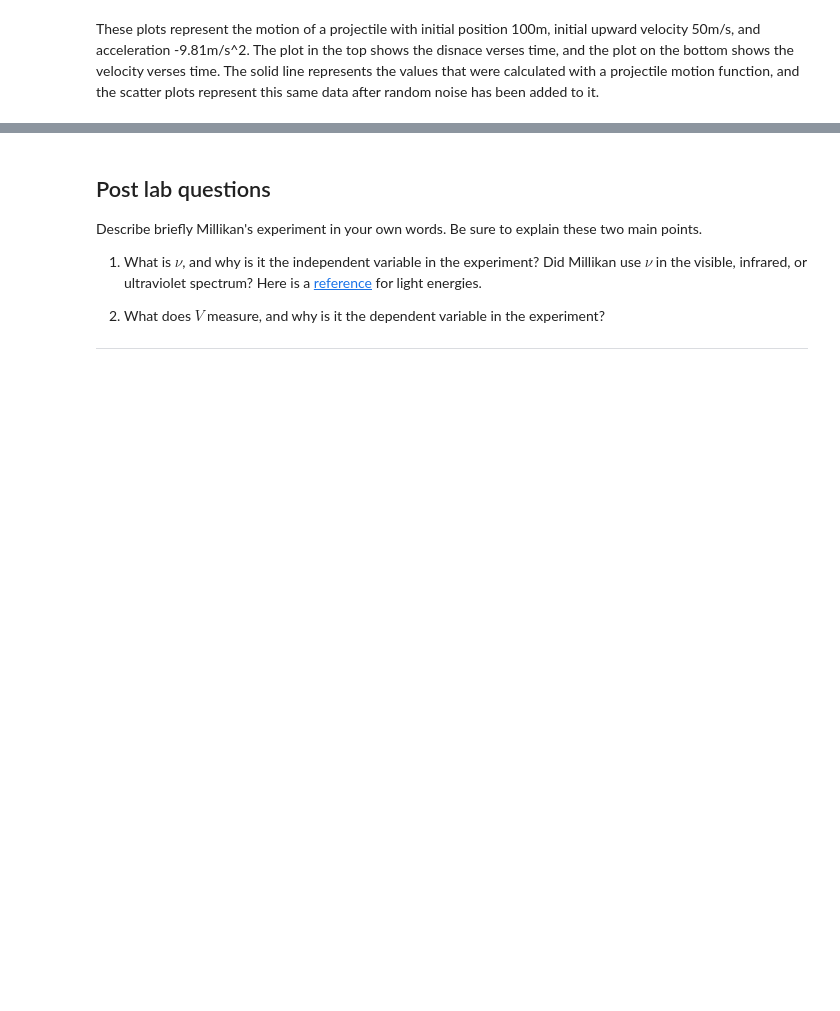
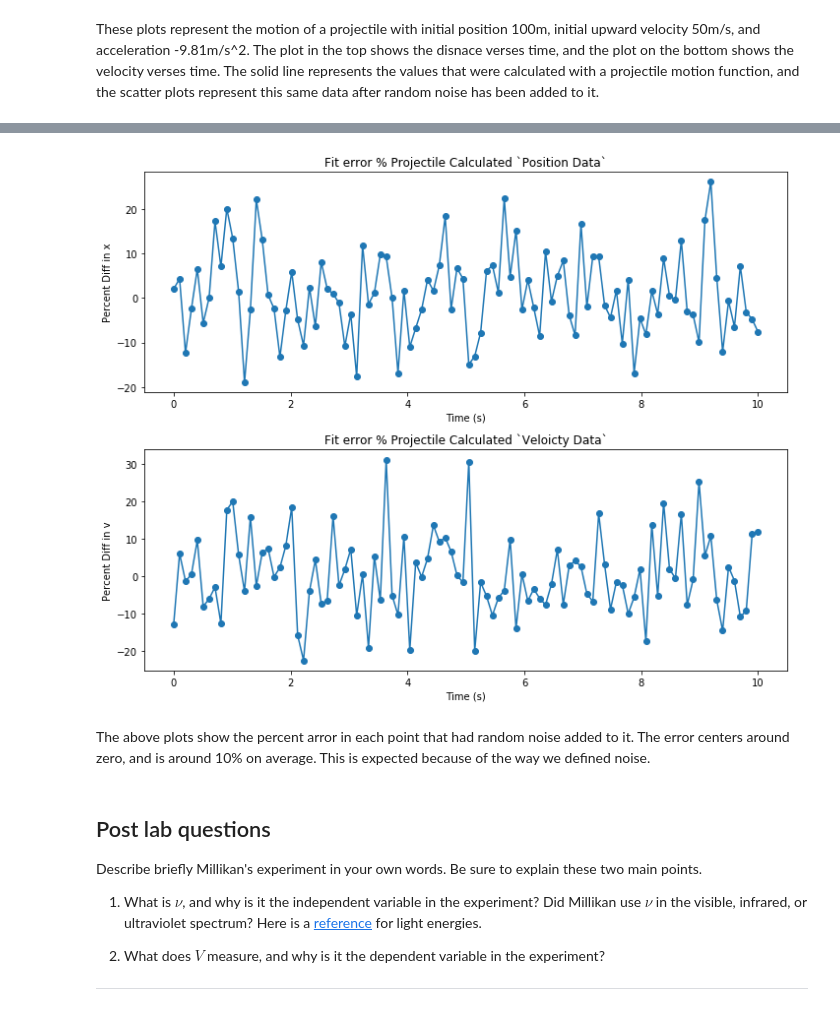
Before and after one commit to aMartin6/Labs, a Jupyter notebook: Lab2/Lab2 - Curve Fitting.ipynb, the cells around one changed output, grey strips where cells are left out. Drawn from its saved outputs; the diff is of its cells as text; code cells hidden in the pictures; blank space fills up the shorter version.

```diff
--- a/Lab2/Lab2 - Curve Fitting.ipynb
+++ b/Lab2/Lab2 - Curve Fitting.ipynb
@@ -380,3 +469,23 @@ Percent error in acceleration:  5.63924760369 % 0.0252486234582 %
+# %%
+# ADDITION
+plt.figure(figsize=(10, 8))
+plt.subplot(2, 1, 1)
+plt.plot(time,((distanceFit-distanceNoise)/distanceNoise)*100,"o-")
+plt.title("Fit error % Projectile Calculated `Position Data`")
+plt.xlabel(r"Time (s)")
+plt.ylabel(r"Percent Diff in x")
+
+plt.subplot(2, 1, 2)
+plt.plot(time,((velocityFit-velocityNoise)/velocityNoise)*100,"o-")
+plt.title("Fit error % Projectile Calculated `Veloicty Data`")
+plt.xlabel(r"Time (s)")
+plt.ylabel(r"Percent Diff in v")
+plt.tight_layout()
+# END ADDITION
+# %% [output]
+[figure, added]
+# %% [markdown]
+The above plots show the percent arror in each point that had random noise added to it. The error centers around zero, and is around 10% on average. This is expected because of the way we defined noise.
 # %% [markdown]
 ## Post lab questions
 
```
Also changed, not shown: parts of 14 cells of this notebook.
